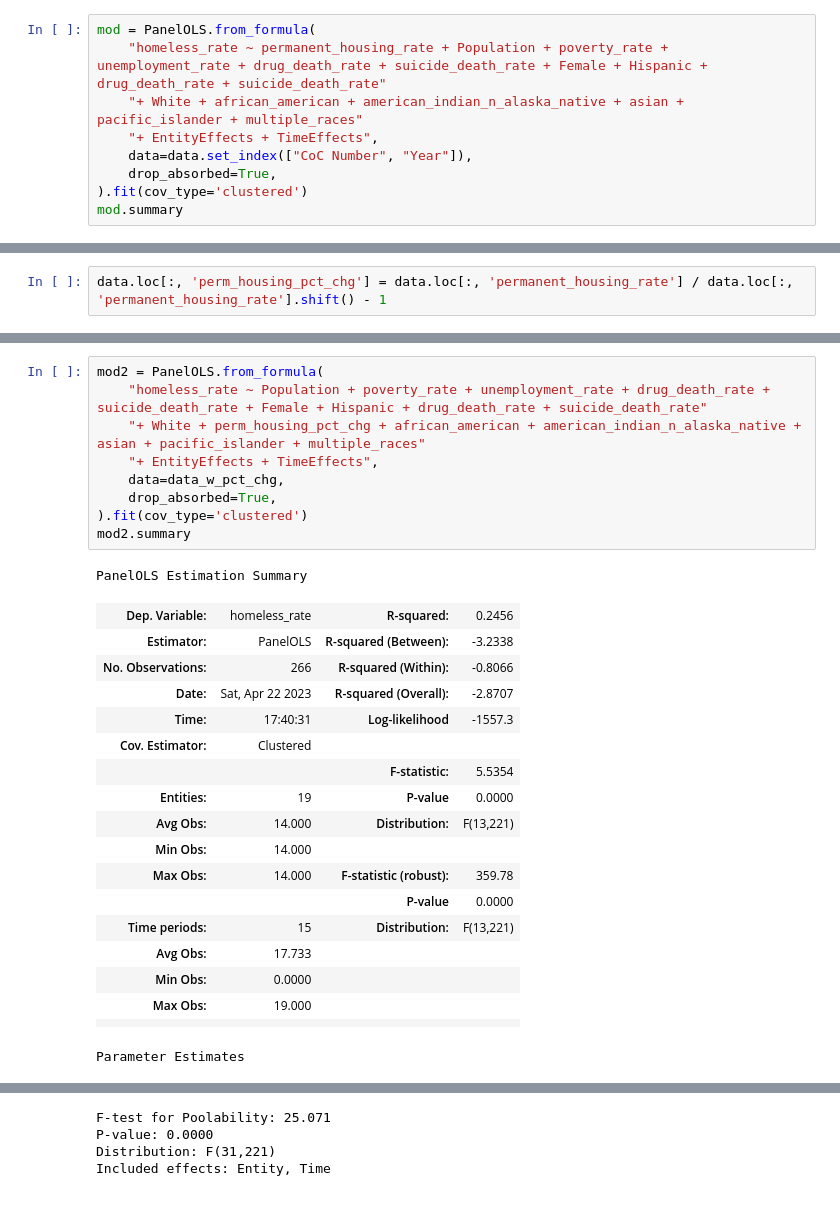
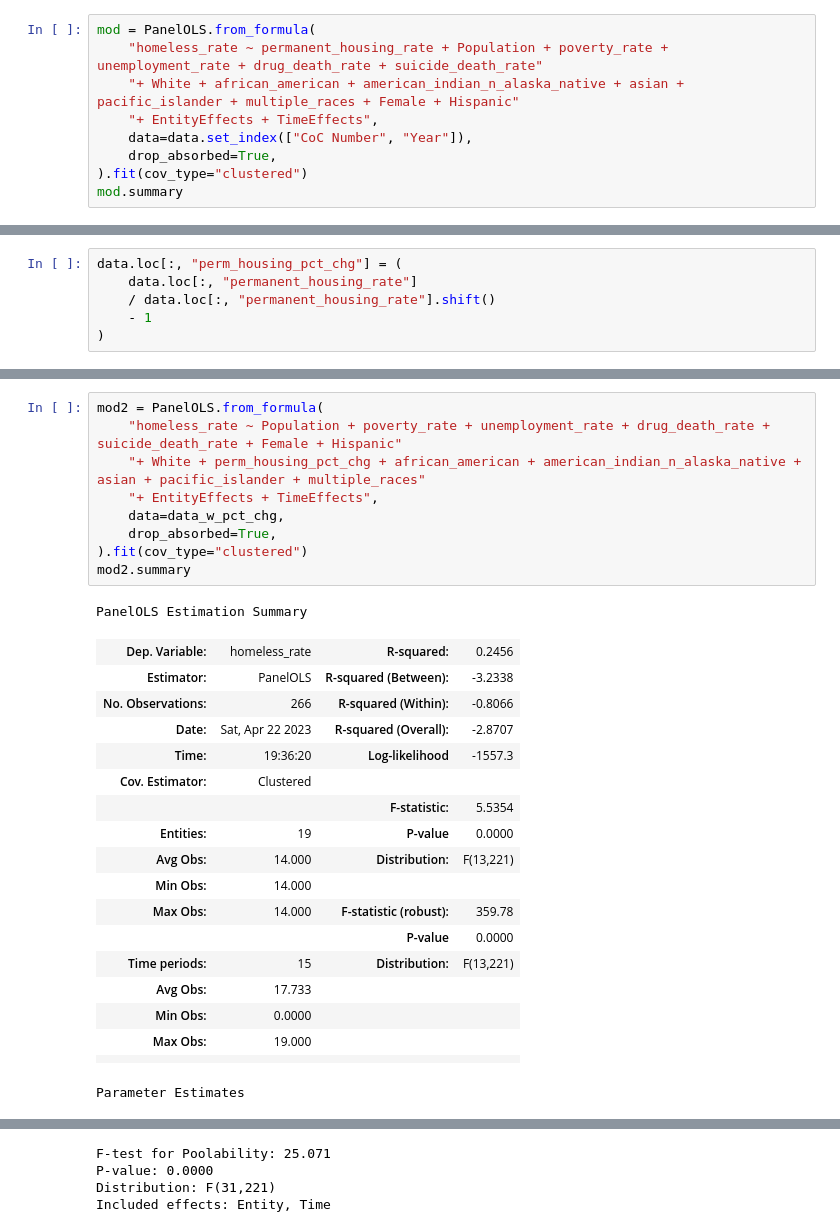
Before and after one commit to heath3rq/Python_Homelessness-Causal-Inference-Analysis, a Jupyter notebook: 20_intermediate_files/modeling.ipynb, the cells around one changed output, grey strips where cells are left out. Saved outputs shown, nothing was run; the diff lists cells and outputs as text.

```diff
--- a/20_intermediate_files/modeling.ipynb
+++ b/20_intermediate_files/modeling.ipynb
@@ -28,12 +31,12 @@ data.head()
 | 4 | AZ-502 | Phoenix,Mesa/Maricopa | 2011 | 82.933995 | 150.463014 | 98699.221313 | 8500.0 | ... |
 # %%
 mod = PanelOLS.from_formula(
-    "homeless_rate ~ permanent_housing_rate + Population + poverty_rate + unemployment_rate + drug_death_rate + suicide_death_rate + Female + Hispanic + drug_death_rate + suicide_death_rate"
-    "+ White + african_american + american_indian_n_alaska_native + asian + pacific_islander + multiple_races"
+    "homeless_rate ~ permanent_housing_rate + Population + poverty_rate + unemployment_rate + drug_death_rate + suicide_death_rate"
+    "+ White + african_american + american_indian_n_alaska_native + asian + pacific_islander + multiple_races + Female + Hispanic"
     "+ EntityEffects + TimeEffects",
     data=data.set_index(["CoC Number", "Year"]),
     drop_absorbed=True,
-).fit(cov_type='clustered')
+).fit(cov_type="clustered")
 mod.summary
 # %% [output]
 PanelOLS Estimation Summary
@@ -81,5 +84,9 @@ Included effects: Entity, Time
 -14.0     18
 Name: Year, dtype: int64
 # %%
-data.loc[:, 'perm_housing_pct_chg'] = data.loc[:, 'permanent_housing_rate'] / data.loc[:, 'permanent_housing_rate'].shift() - 1
+data.loc[:, "perm_housing_pct_chg"] = (
+    data.loc[:, "permanent_housing_rate"]
+    / data.loc[:, "permanent_housing_rate"].shift()
+    - 1
+)
 # %%
@@ -87,19 +94,19 @@ data_w_pct_chg = data.set_index(["CoC Number", "Year"]).drop(index = 2007, level
 # %%
 mod2 = PanelOLS.from_formula(
-    "homeless_rate ~ Population + poverty_rate + unemployment_rate + drug_death_rate + suicide_death_rate + Female + Hispanic + drug_death_rate + suicide_death_rate"
+    "homeless_rate ~ Population + poverty_rate + unemployment_rate + drug_death_rate + suicide_death_rate + Female + Hispanic"
     "+ White + perm_housing_pct_chg + african_american + american_indian_n_alaska_native + asian + pacific_islander + multiple_races"
     "+ EntityEffects + TimeEffects",
     data=data_w_pct_chg,
     drop_absorbed=True,
-).fit(cov_type='clustered')
+).fit(cov_type="clustered")
 mod2.summary
 # %% [output]
 PanelOLS Estimation Summary
 | Dep. Variable: | homeless_rate | R-squared: | 0.2456 |
 | Estimator: | PanelOLS | R-squared (Between): | -3.2338 |
 | No. Observations: | 266 | R-squared (Within): | -0.8066 |
 | Date: | Sat, Apr 22 2023 | R-squared (Overall): | -2.8707 |
-| Time: | 17:40:31 | Log-likelihood | -1557.3 |
+| Time: | 19:36:20 | Log-likelihood | -1557.3 |
 | Cov. Estimator: | Clustered |  |  |
 |  |  | F-statistic: | 5.5354 |
 | Entities: | 19 | P-value | 0.0000 |
```
Also changed, not shown: parts of 13 cells of this notebook.
